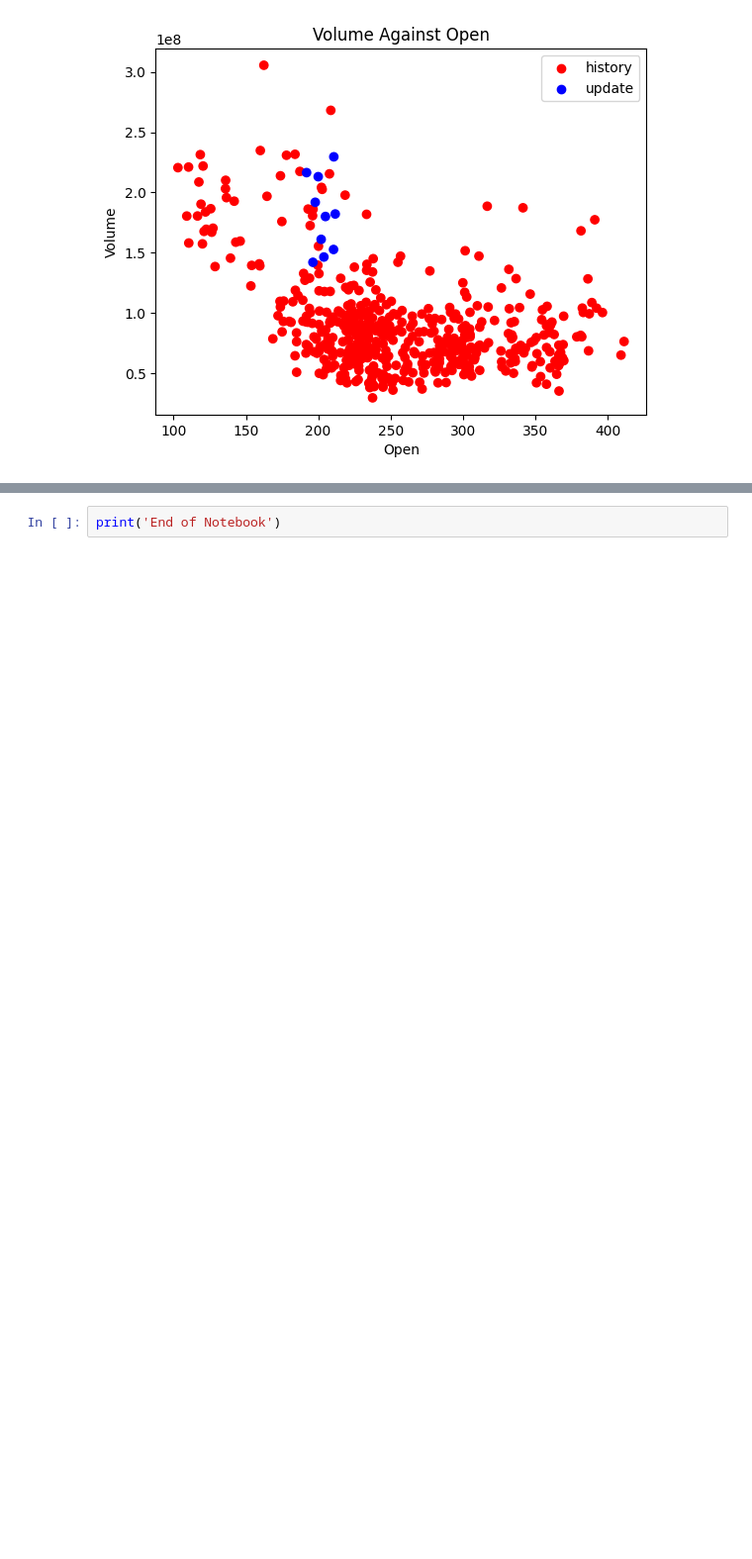
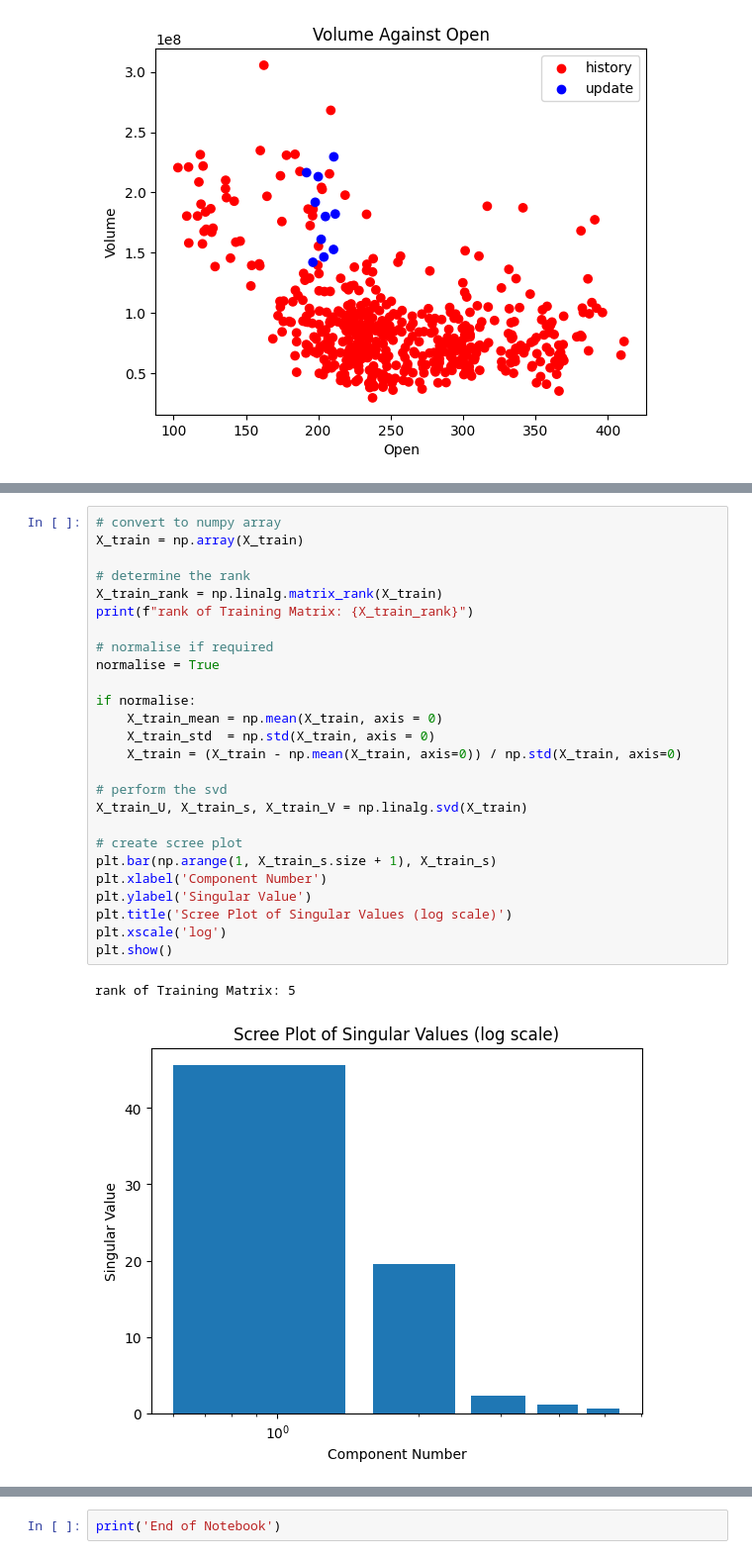
Before and after one commit to DavidBlairs/Fundamentals_Of_Machine_Learning, a Jupyter notebook: assignment (1).ipynb, the cells around one changed output, grey strips where cells are left out. Shown at 99% size. Drawn from its saved outputs; the diff is of its cells as text; blank space fills up the shorter version.

```diff
--- a/assignment (1).ipynb
+++ b/assignment (1).ipynb
@@ -509,0 +514,29 @@ X_train.head()
+# %%
+# convert to numpy array
+X_train = np.array(X_train)
+
+# determine the rank
+X_train_rank = np.linalg.matrix_rank(X_train)
+print(f"rank of Training Matrix: {X_train_rank}")
+
+# normalise if required
+normalise = True
+
+if normalise:
+    X_train_mean = np.mean(X_train, axis = 0)
+    X_train_std  = np.std(X_train, axis = 0)
+    X_train = (X_train - np.mean(X_train, axis=0)) / np.std(X_train, axis=0)
+
+# perform the svd
+X_train_U, X_train_s, X_train_V = np.linalg.svd(X_train)
+
+# create scree plot
+plt.bar(np.arange(1, X_train_s.size + 1), X_train_s)
+plt.xlabel('Component Number')
+plt.ylabel('Singular Value')
+plt.title('Scree Plot of Singular Values (log scale)')
+plt.xscale('log')
+plt.show()
+# %% [output]
+rank of Training Matrix: 5
+[figure, added]
```
Also changed, not shown: parts of 7 cells of this notebook, 6 other files.
